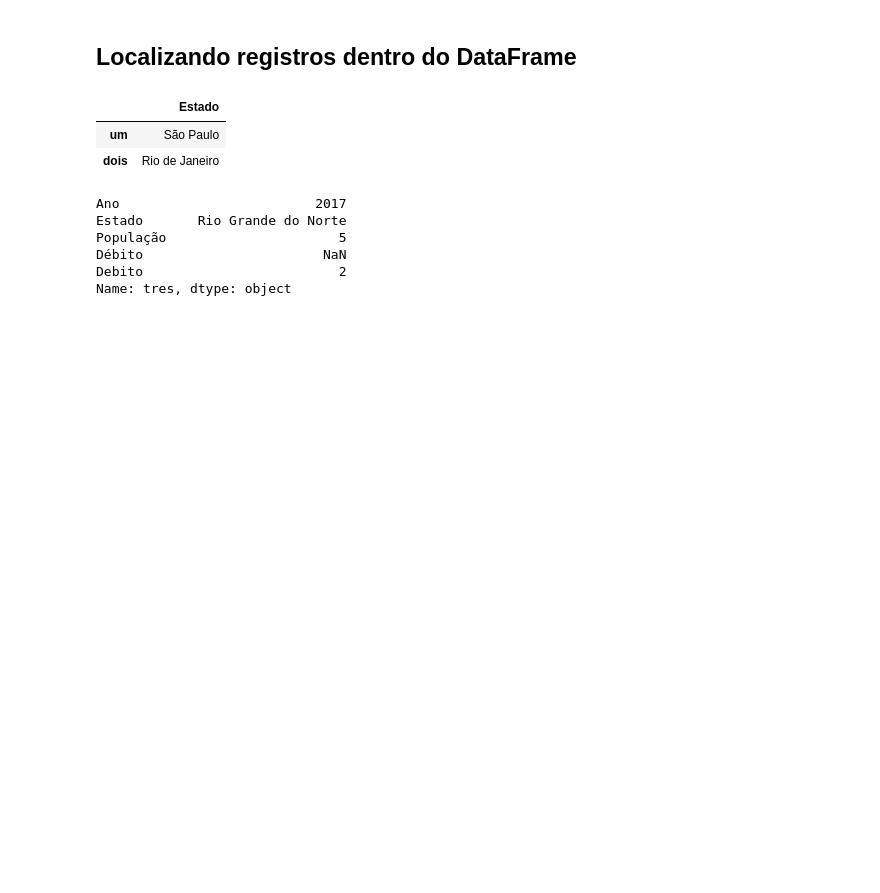
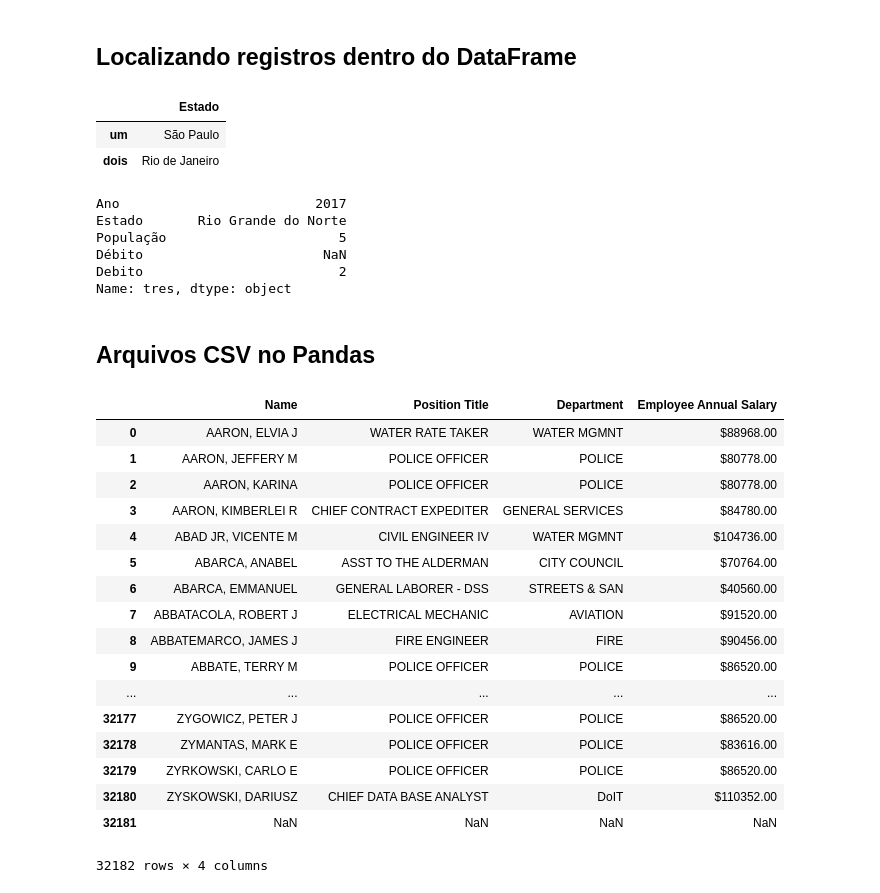
Before and after one commit to tiagotxm/python, a Jupyter notebook: Anotações Tiago.ipynb, the cells around one changed output. Cells and saved outputs as stored; diff of their text form; code cells hidden in the pictures; blank space fills up the shorter version.

```diff
--- a/Anotações Tiago.ipynb
+++ b/Anotações Tiago.ipynb
@@ -933,0 +935,30 @@ Arquivos CSV no Pandas
+# %% [markdown]
+## Arquivos CSV no Pandas
+# %%
+#fazendo a leitura do arquivo csv com o pandas(arquivo de dados aberto da cidade de Chicago)
+import pandas as pd
+df = pd.read_csv('/Users/xavier/dsa/Capitulos/Cap08/Notebooks/salarios.csv')
+
+#é possivel alterar o nome das colunas na hora da leitura
+#df = pd.read_csv('/Users/xavier/dsa/Capitulos/Cap08/Notebooks/salarios.csv', names= ['a','b','c','d'])
+# %%
+df
+# %% [output]
+|  | Name | Position Title | Department | Employee Annual Salary |
+| 0 | AARON, ELVIA J | WATER RATE TAKER | WATER MGMNT | $88968.00 |
+| 1 | AARON, JEFFERY M | POLICE OFFICER | POLICE | $80778.00 |
+| 2 | AARON, KARINA | POLICE OFFICER | POLICE | $80778.00 |
+| 3 | AARON, KIMBERLEI R | CHIEF CONTRACT EXPEDITER | GENERAL SERVICES | $84780.00 |
+| 4 | ABAD JR, VICENTE M | CIVIL ENGINEER IV | WATER MGMNT | $104736.00 |
+| 5 | ABARCA, ANABEL | ASST TO THE ALDERMAN | CITY COUNCIL | $70764.00 |
+| 6 | ABARCA, EMMANUEL | GENERAL LABORER - DSS | STREETS & SAN | $40560.00 |
+| 7 | ABBATACOLA, ROBERT J | ELECTRICAL MECHANIC | AVIATION | $91520.00 |
+| 8 | ABBATEMARCO, JAMES J | FIRE ENGINEER | FIRE | $90456.00 |
+| 9 | ABBATE, TERRY M | POLICE OFFICER | POLICE | $86520.00 |
+| ... | ... | ... | ... | ... |
+| 32177 | ZYGOWICZ, PETER J | POLICE OFFICER | POLICE | $86520.00 |
+| 32178 | ZYMANTAS, MARK E | POLICE OFFICER | POLICE | $83616.00 |
+| 32179 | ZYRKOWSKI, CARLO E | POLICE OFFICER | POLICE | $86520.00 |
+| 32180 | ZYSKOWSKI, DARIUSZ | CHIEF DATA BASE ANALYST | DoIT | $110352.00 |
+| 32181 | NaN | NaN | NaN | NaN |
+32182 rows × 4 columns
```
Also changed, not shown: parts of 18 cells of this notebook.
